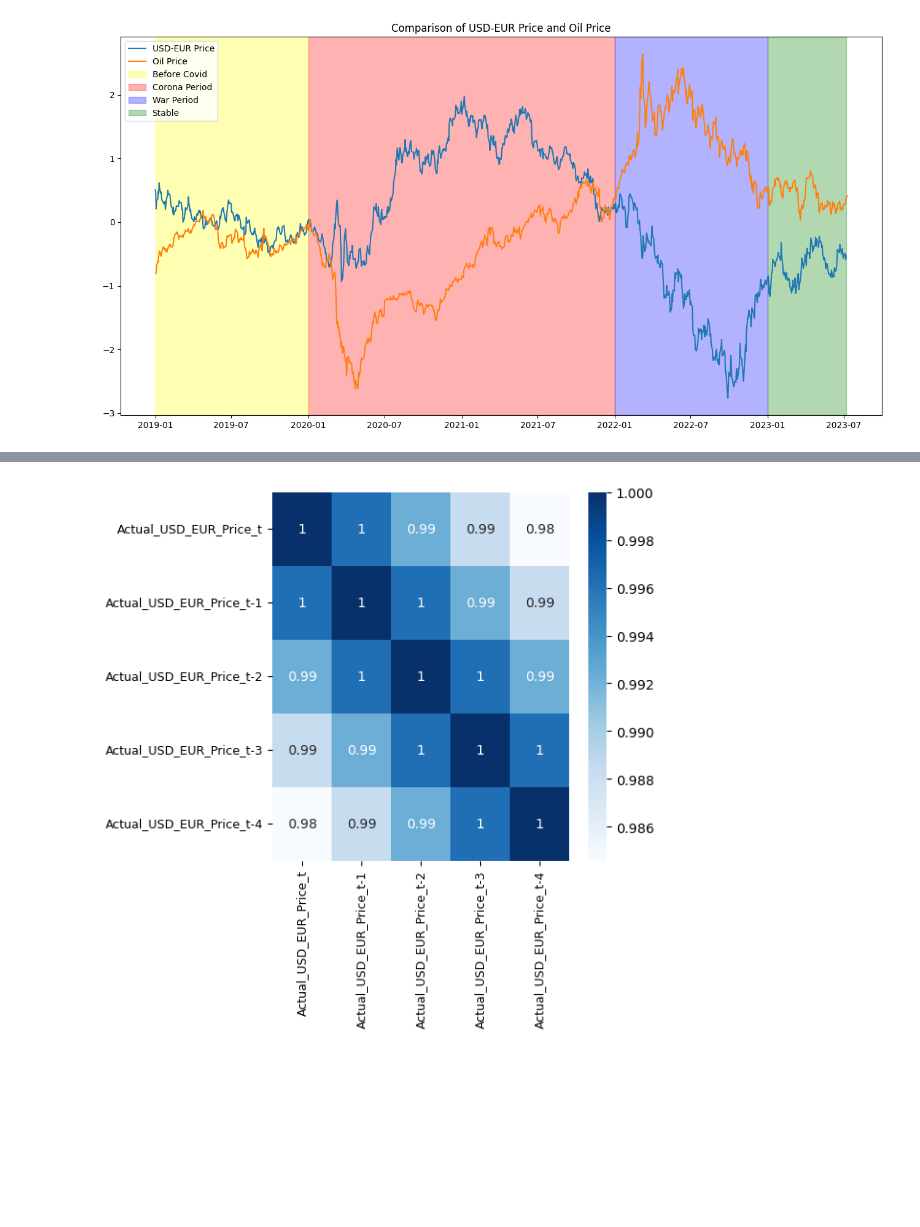
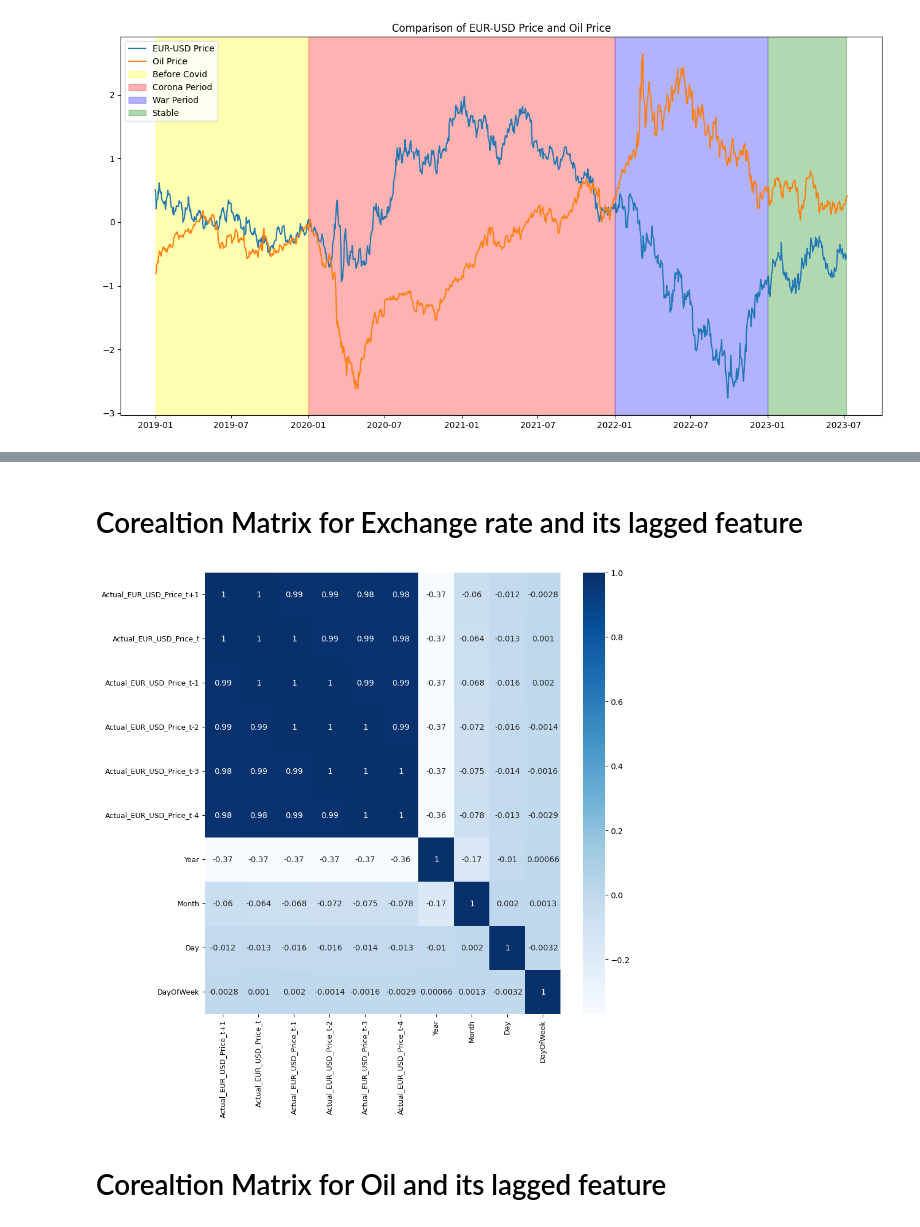
Before and after one commit to pravin-raut/TimeSeries_USD-EUR_WithOilImpact, a Jupyter notebook: 01_Currency_&_Oil_Forecast_Visualization.ipynb, the cells around one changed output, grey strips where cells are left out. Cells and saved outputs as stored; diff of their text form; code cells hidden in the pictures; blank space fills up the shorter version.

```diff
--- a/01_Currency_&_Oil_Forecast_Visualization.ipynb
+++ b/01_Currency_&_Oil_Forecast_Visualization.ipynb
@@ -177,2 +184,2 @@ df_USD_EUR.Close.isnull().sum()
 # %%
-df_USD_EUR.Close=df_USD_EUR.Close.fillna(method='bfill')
+df_EUR_USD.Close=df_EUR_USD.Close.fillna(method='bfill')
@@ -197,0 +186,4 @@ df_USD_EUR
+# %%
+df_EUR_USD['Actual_EUR_USD_Price_t']=df_EUR_USD[['Close']]
+df_EUR_USD=df_EUR_USD[['Actual_EUR_USD_Price_t']]
+df_EUR_USD.head(5)
@@ -220,7 +222,7 @@ def compare_plots(col1, col2, label1, label2, title):
 import matplotlib.pyplot as plt
 import pandas as pd
 
-df_USD_EUR['USD_EUR_Price_standardized'] = (df_USD_EUR['Actual_USD_EUR_Price_t'] - df_USD_EUR['Actual_USD_EUR_Price_t'].mean()) / df_USD_EUR['Actual_USD_EUR_Price_t'].std()
+df_EUR_USD['EUR_USD_Price_standardized'] = (df_EUR_USD['Actual_EUR_USD_Price_t'] - df_EUR_USD['Actual_EUR_USD_Price_t'].mean()) / df_EUR_USD['Actual_EUR_USD_Price_t'].std()
 df_Oil_InUSD['Oil_Price_standardized'] = (df_Oil_InUSD['Actual_Oil_Price_t'] - df_Oil_InUSD['Actual_Oil_Price_t'].mean()) / df_Oil_InUSD['Actual_Oil_Price_t'].std()
 # %%
 plt.figure(figsize=(16,8))
@@ -262,6 +264,6 @@ def generate_shift_columns_front(df, column_name, min_shift, max_shift, suffix=N
             df[f'{column_name}+{i}'] = df[column_name].shift(-i)
     return df
 # %%
-df_oil_currency = df_Oil_InUSD.join(df_USD_EUR, how='inner')
+df_oil_currency = df_Oil_InUSD.join(df_EUR_USD, how='inner')
 df_oil_currency
 # %% [output]
@@ -377,25 +356,32 @@ lag:  12 F-test p-value:  0.20623649966077465
+# %% [markdown]
+# Corealtion Matrix for Exchange rate and its lagged feature
 # %%
 import seaborn as sns
 import matplotlib.pyplot as plt
 
 # Assuming that df is your DataFrame
 
-columns_of_interest = [col for col in df_oil_currency.columns if col.startswith('Actual_USD_EUR_Price_t-') ]
-columns_of_interest.insert(0,'Actual_USD_EUR_Price_t')
+columns_of_interest = [col for col in df_oil_currency.columns if col.startswith('Actual_EUR_USD_Price_t-') ]
+columns_of_interest.insert(0,'Actual_EUR_USD_Price_t+1')
+columns_of_interest.insert(1,'Actual_EUR_USD_Price_t')
+
+columns_of_interest.extend(['Year','Month','Day','DayOfWeek'])
 # Calculate the correlation matrix
 corr = df_oil_currency[columns_of_interest].corr()
 
 # Set up the matplotlib figure
-f, ax = plt.subplots(figsize=(5, 5))
+f, ax = plt.subplots(figsize=(10, 10))
 
 # Draw the heatmap with correct aspect ratio
 sns.heatmap(corr,   annot=True,cmap='Blues')
 plt.xticks(fontsize=9)
 plt.yticks(fontsize=9)
 
 plt.show()
 # %% [output]
-[figure, old version]
+[figure, new version]
+# %% [markdown]
+# Corealtion Matrix for Oil and its lagged feature
 # %%
 import seaborn as sns
 import matplotlib.pyplot as plt
```
Also changed, not shown: parts of 29 cells of this notebook.
